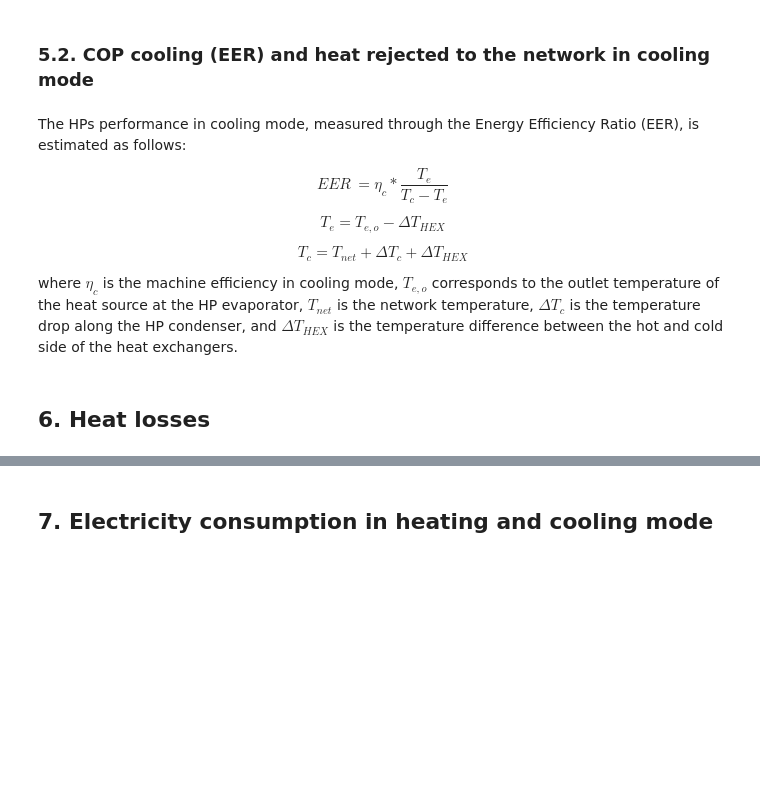
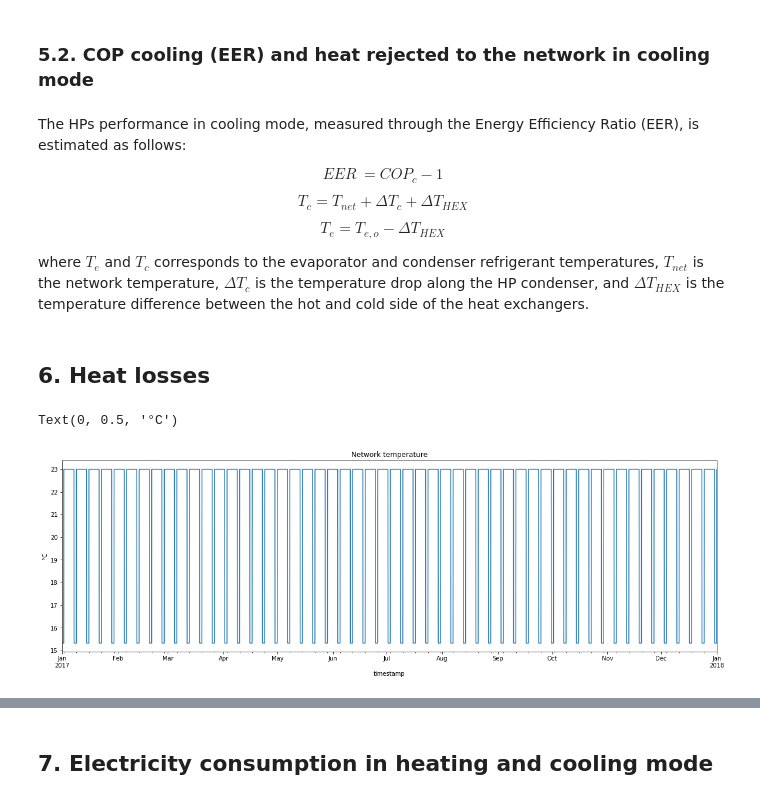
Before and after one commit to fernandobperezm/data-and-results-visualization, a Jupyter notebook: Data Processing.ipynb, the cells around one changed output, grey strips where cells are left out. Drawn from its saved outputs; the diff is of its cells as text; code cells hidden in the pictures; blank space fills up the shorter version.

Commit message:
Sources

```diff
--- a/Data Processing.ipynb
+++ b/Data Processing.ipynb
@@ -730,16 +710,18 @@ dataset['COP'] = 1 - n_HP_heat + n_HP_heat * (Tc_heat+ 273.15) / (Tc_heat- Te_he
 The HPs performance in cooling mode, measured through the Energy Efficiency Ratio (EER), is estimated as follows:
 
 \begin{equation}
-EER\ = \eta_{c} * \frac{T_{e}}{T{_c} - T_{e}}
+EER\ = COP_{c} -1
+\end{equation}
+
+
+\begin{equation}
+T_{c}= T_{net} +  \Delta T_{c} + \Delta T_{HEX}
 \end{equation}
 
 \begin{equation}
 T_{e}=  T_{e,o} -  \Delta T_{HEX}
 \end{equation}
 
-\begin{equation}
-T_{c}= T_{net} +  \Delta T_{c} + \Delta T_{HEX}
-\end{equation}
 
-where $\eta_{c}$ is the machine efficiency in cooling mode, $T_{e,o}$ corresponds to the outlet temperature of the heat source at the HP evaporator, $T_{net}$ is the network temperature, $\Delta T_{c}$  is the temperature drop along the HP condenser, and $\Delta T_{HEX}$ is the temperature difference between the hot and cold side of the heat exchangers.
+where $T_{e}$ and $T_{c}$ corresponds to the evaporator and condenser refrigerant temperatures, $T_{net}$ is the network temperature, $\Delta T_{c}$  is the temperature drop along the HP condenser, and $\Delta T_{HEX}$ is the temperature difference between the hot and cold side of the heat exchangers.
 # %%
@@ -760,5 +741,11 @@ def heat_losses(T_net,T_gr, DT_evap):
     HL_r = (T_ret - T_gr) * U  # Heat losses return pipe [MW]
 
     return pd.Series([HL_s, HL_r, HL_s + HL_r] , index=['E_loss_s','E_loss_r','E_loss_tot'])
+# %%
+ax=dataset.net_temp.plot(figsize=(20,6), title='Network temperature')
+ax.set_ylabel("°C")
+# %% [output]
+Text(0, 0.5, '°C')
+[figure, added]
 # %%
 dataset[['E_loss_s', 'E_loss_r', 'E_loss_tot']] = dataset.apply(lambda fila: heat_losses(fila["net_temp"], fila["ground_temp"], DT_evap), axis=1, result_type='expand')
```
Also changed, not shown: parts of 18 cells of this notebook, 3 other files.
